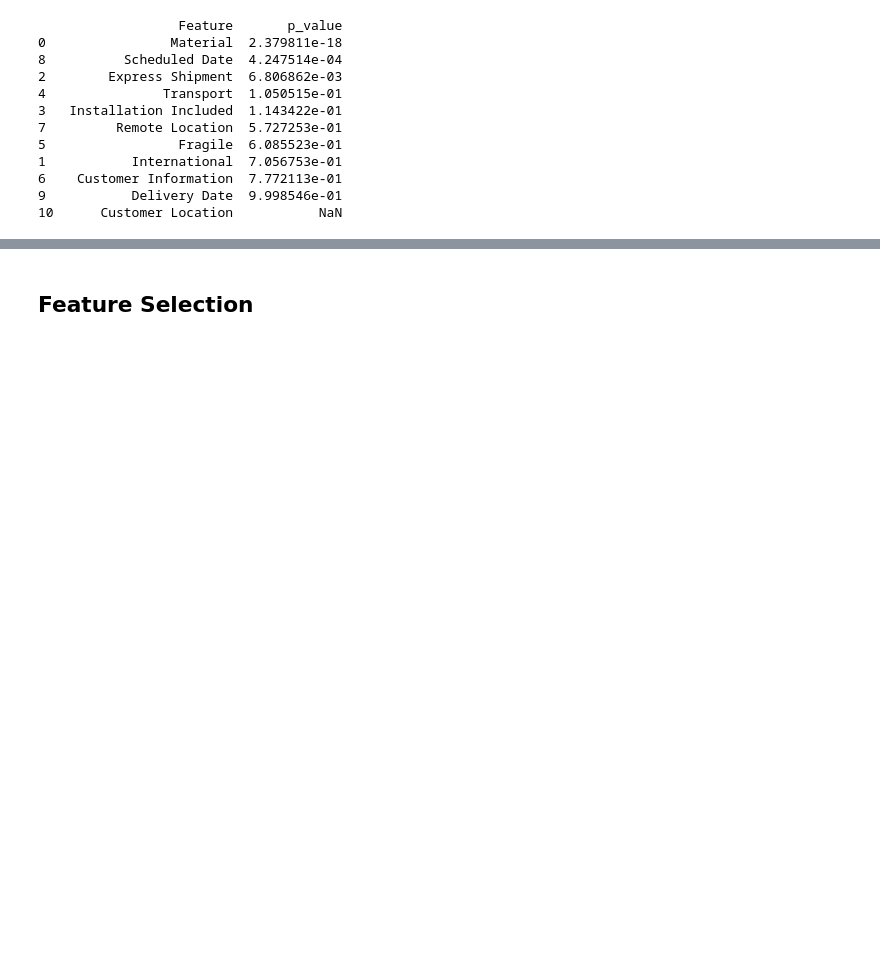
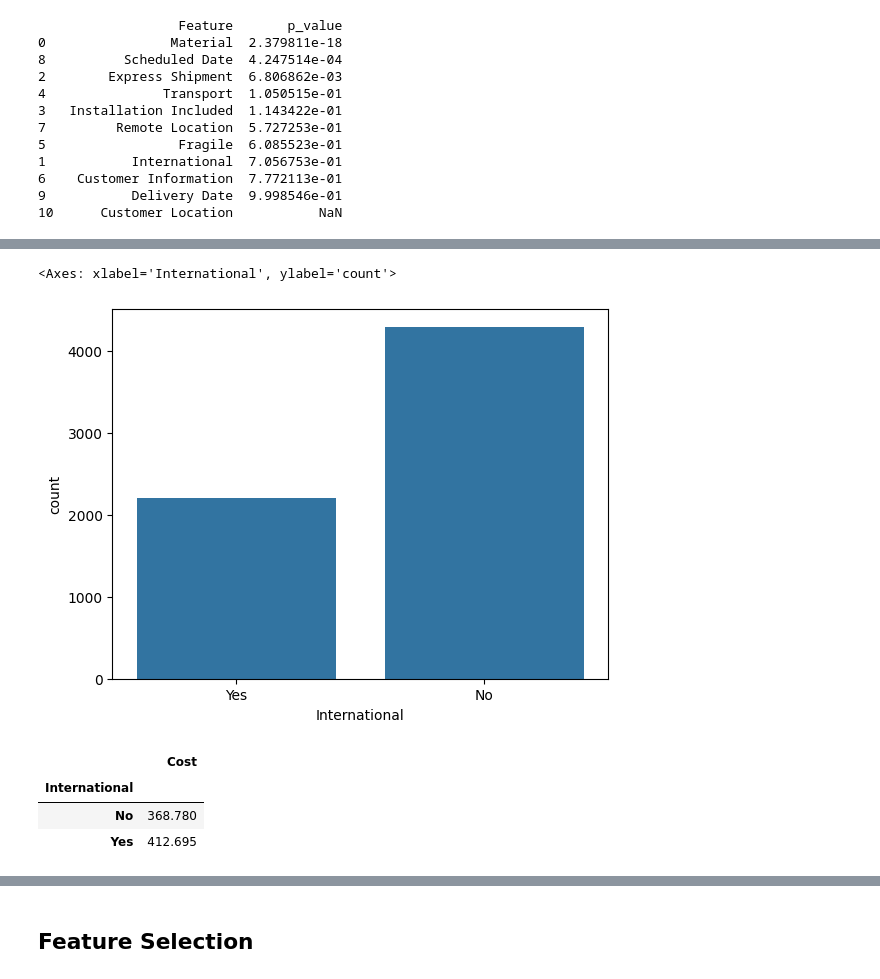
Before and after one commit to Ahmed2797/Shipment-Price-Prediction-System-ML-AWS-, a Jupyter notebook: notebook/EDA_experiment.ipynb, the cells around one changed output, grey strips where cells are left out. Cells and saved outputs as stored; diff of their text form; code cells hidden in the pictures; blank space fills up the shorter version.

```diff
--- a/notebook/EDA_experiment.ipynb
+++ b/notebook/EDA_experiment.ipynb
@@ -1836,0 +1864,13 @@ print(ranked)
+# %%
+sns.countplot(x='International', data=df)
+# %% [output]
+<Axes: xlabel='International', ylabel='count'>
+[figure, added]
+# %%
+international = df.groupby('International')['Cost'].median()
+international.to_frame()
+# %% [output]
+|  | Cost |
+| International |  |
+| No | 368.780 |
+| Yes | 412.695 |
```
Also changed, not shown: parts of 40 cells of this notebook, 1 other file.
